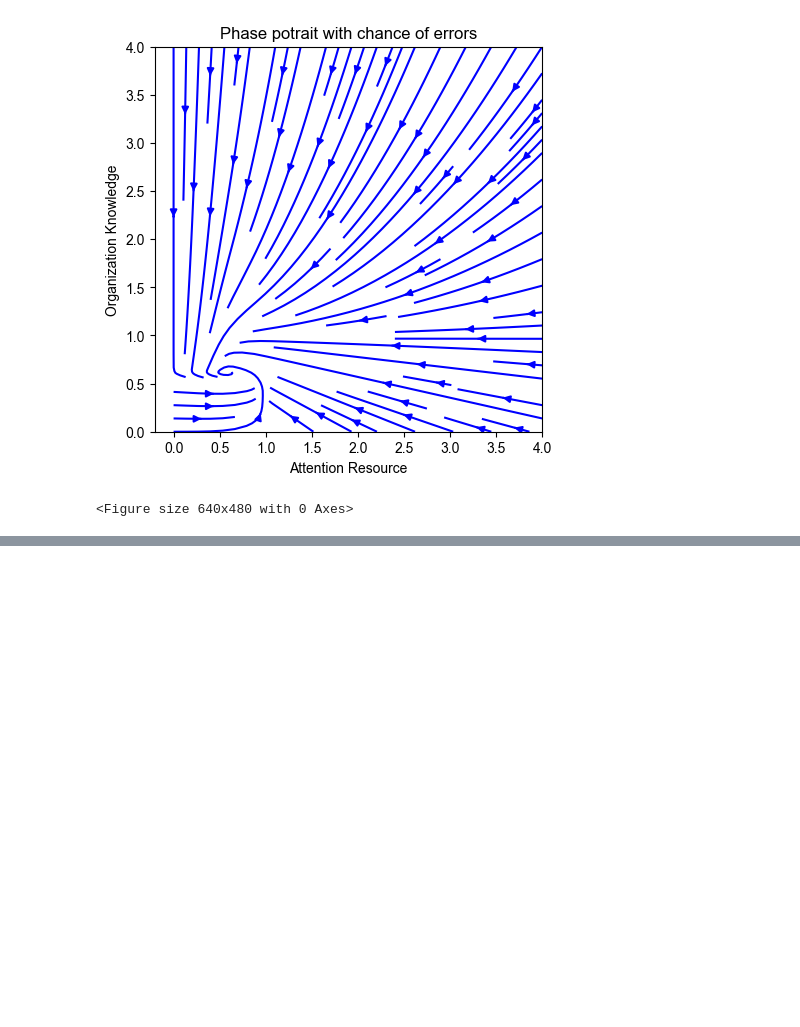
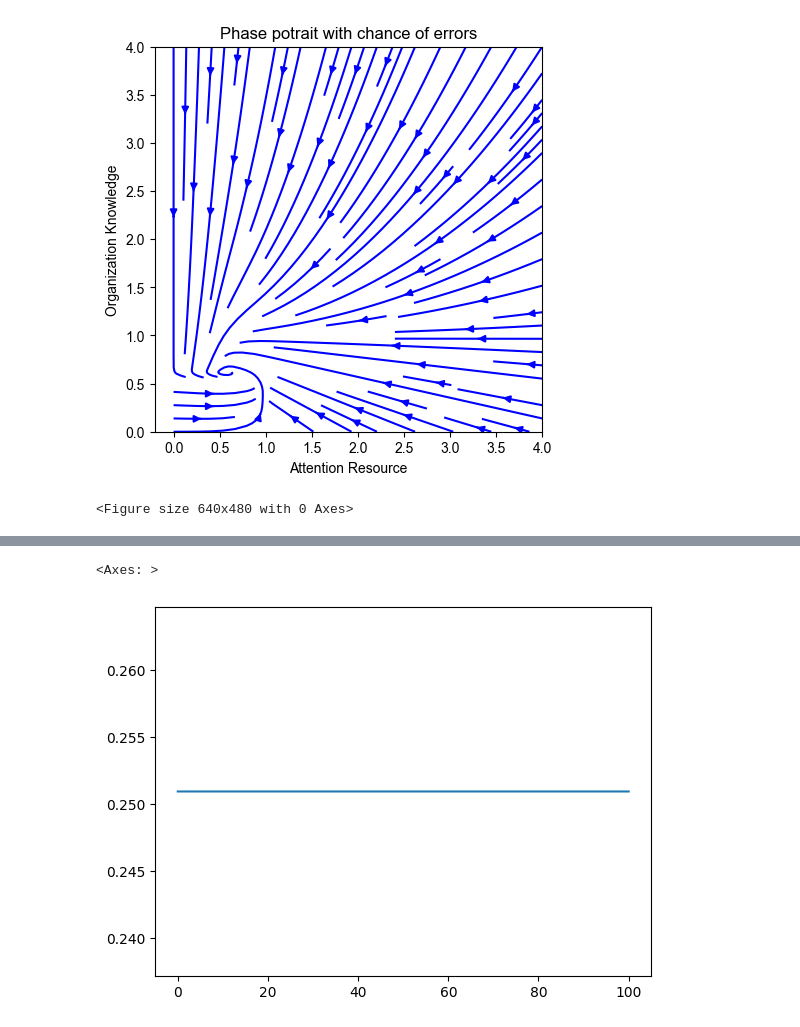
Before and after one commit to georgia-max/OrganizationOscillation, a Jupyter notebook: src/Safety_focus_v8(Exp)_result.ipynb, the cells around one changed output, grey strips where cells are left out. Saved outputs shown, nothing was run; the diff lists cells and outputs as text; code cells hidden in the pictures; blank space fills up the shorter version.

Commit message:
get the experiment done

```diff
--- a/src/Safety_focus_v8(Exp)_result.ipynb
+++ b/src/Safety_focus_v8(Exp)_result.ipynb
@@ -478,0 +482,2 @@ plt.savefig('Images/Streamplot_case2.png')
+# %%
+model = pysd.read_vensim("../Experiment/safety focus_v11(Noise).mdl")
@@ -478,0 +504,12 @@ plt.savefig('Images/Streamplot_case2.png')
+# %%
+condition1 = {
+
+    'mean': 0.15,
+    'std': 0.05,
+    'seed':50,
+    'correlation time' :10
+    }
+
+noise_1 = model.run(params=condition1)
+# %%
+noise_1 = model.run()
@@ -478,0 +535,5 @@ plt.savefig('Images/Streamplot_case2.png')
+# %%
+noise_1['white noise'].plot()
+# %% [output]
+<Axes: >
+[figure, added]
```
Also changed, not shown: parts of 29 cells of this notebook, 22 other files.
